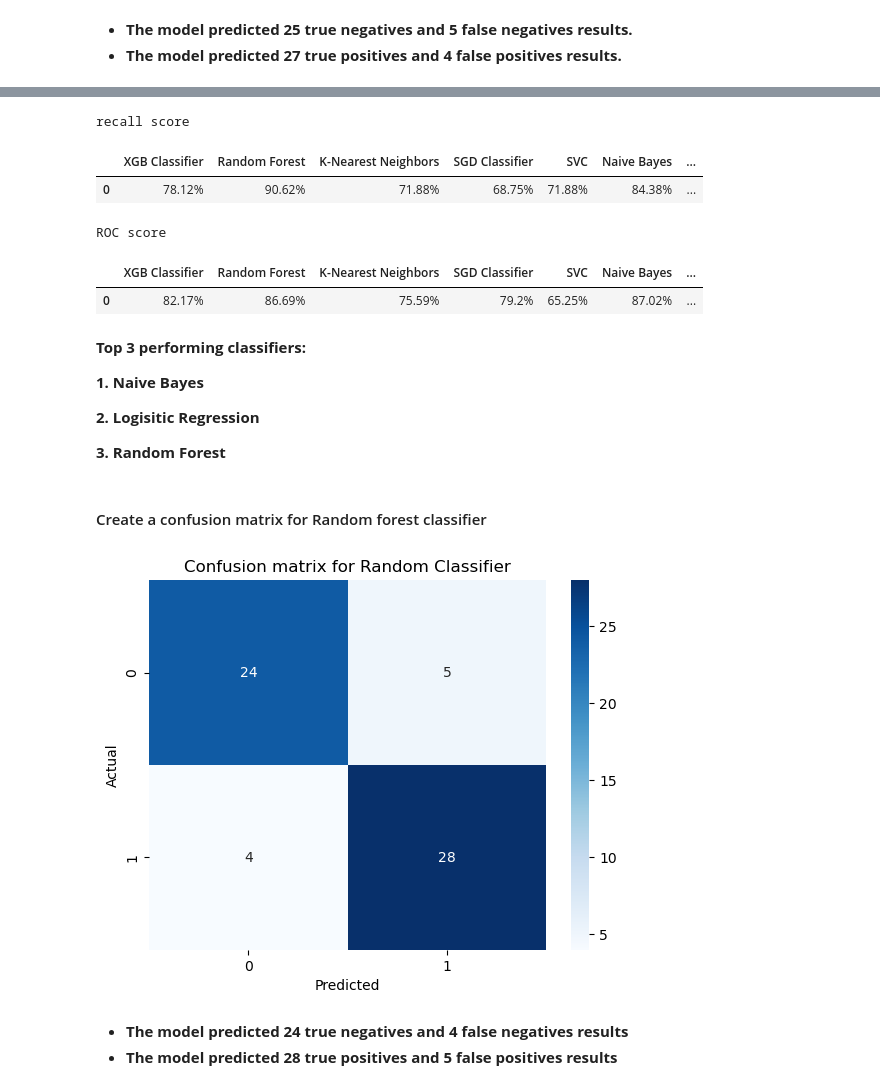
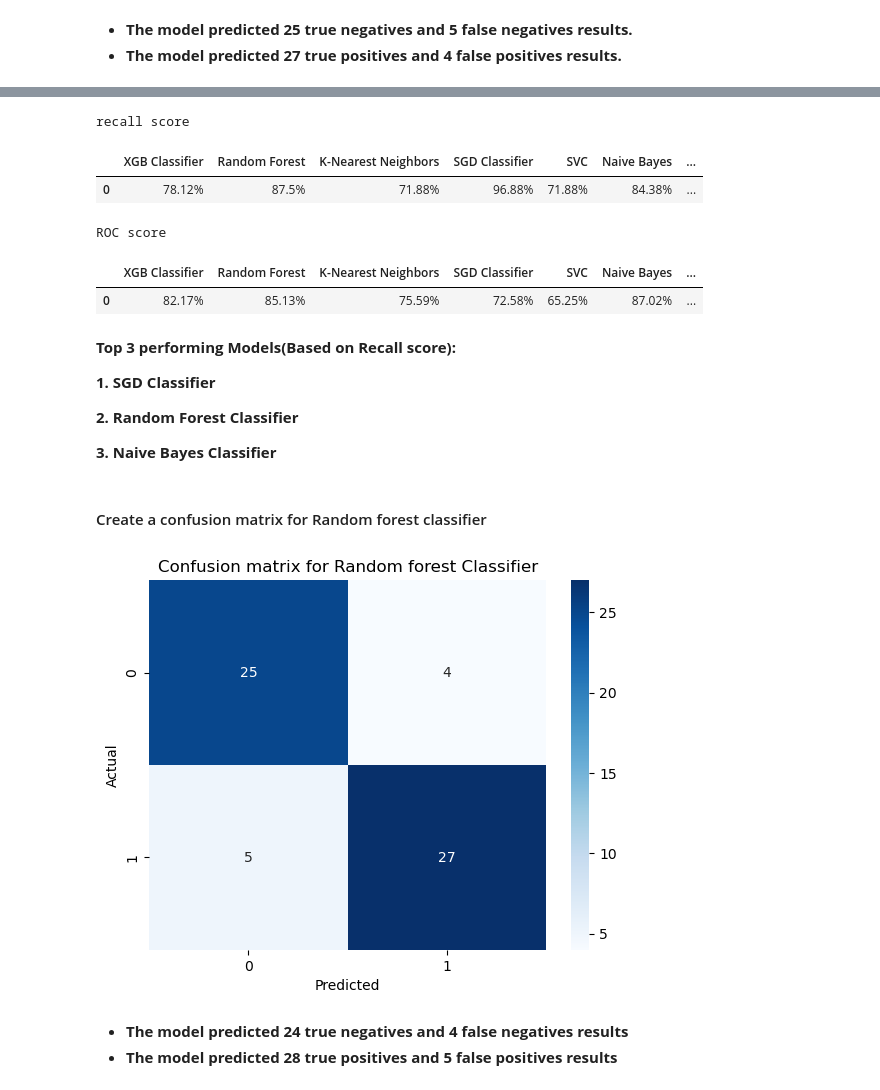
Before and after one commit to mobolajifalugba/Heart-Disease-Predictions-using-Supervised-Machine-Learning, a Jupyter notebook: Heart Disease Predictions using Supervised Machine Learning.ipynb, the cells around one changed output, grey strips where cells are left out. Saved outputs shown, nothing was run; the diff lists cells and outputs as text; code cells hidden in the pictures.

```diff
--- a/Heart Disease Predictions using Supervised Machine Learning.ipynb
+++ b/Heart Disease Predictions using Supervised Machine Learning.ipynb
@@ -202,12 +209,13 @@ sns.boxplot(x=df["max_heart_rate_achieved"])
 # %%
+# Building data transformer functions and visualizations
 # Age bracket function
 def age_bracket(age):
     if age <= 35:
         return "Youth(<= 35)"
     elif age<= 55:
-        return "Adult(<=55)"
+        return "Adult(>35<=55)"
     elif age<= 65:
-        return "Old Adult(<=65)"
+        return "Old Adult(>55<=65)"
     else :
         return "Elderly(>65)"
 df['age_bracket'] = df['age'].apply(age_bracket)
@@ -515,7 +530,7 @@ s3.head()
 # %% [output]
 recall score
 |  | XGB Classifier | Random Forest | K-Nearest Neighbors | SGD Classifier | SVC | Naive Bayes | ... |
-| 0 | 78.12% | 90.62% | 71.88% | 68.75% | 71.88% | 84.38% | ... |
+| 0 | 78.12% | 87.5% | 71.88% | 96.88% | 71.88% | 84.38% | ... |
 # %%
 print('ROC score')
 s4= pd.DataFrame(roc_list)
@@ -523,15 +538,15 @@ s4.head()
 # %% [output]
 ROC score
 |  | XGB Classifier | Random Forest | K-Nearest Neighbors | SGD Classifier | SVC | Naive Bayes | ... |
-| 0 | 82.17% | 86.69% | 75.59% | 79.2% | 65.25% | 87.02% | ... |
+| 0 | 82.17% | 85.13% | 75.59% | 72.58% | 65.25% | 87.02% | ... |
 # %% [markdown]
-**Top 3 performing classifiers:**
+**Top 3 performing Models(Based on Recall score):**
 
-**1. Naive Bayes**
+**1. SGD Classifier**
 
-**2. Logisitic Regression**
+**2. Random Forest Classifier**
 
-**3. Random Forest**
+**3. Naive Bayes Classifier**
 # %% [markdown]
 #### Create a confusion matrix for Random forest classifier
 # %%
@@ -541,15 +556,15 @@ rfy_pred= rfc.predict(X_test)
 # %%
 # Create a confusion matrix
 rcm= confusion_matrix(y_test,rfy_pred)
 
 #visualize the confusion matrix
 sns.heatmap(rcm, annot= True, cmap= 'Blues', fmt= 'g')
 plt.xlabel('Predicted')
 plt.ylabel('Actual')
-plt.title('Confusion matrix for Random Classifier')
+plt.title('Confusion matrix for Random forest Classifier')
 plt.show()
 # %% [output]
-[figure, old version]
+[figure, new version]
 # %% [markdown]
 - **The model predicted 24 true negatives and 4 false negatives results**
 - **The model predicted 28 true positives and 5 false positives results**
```
Also changed, not shown: parts of 48 cells of this notebook.
